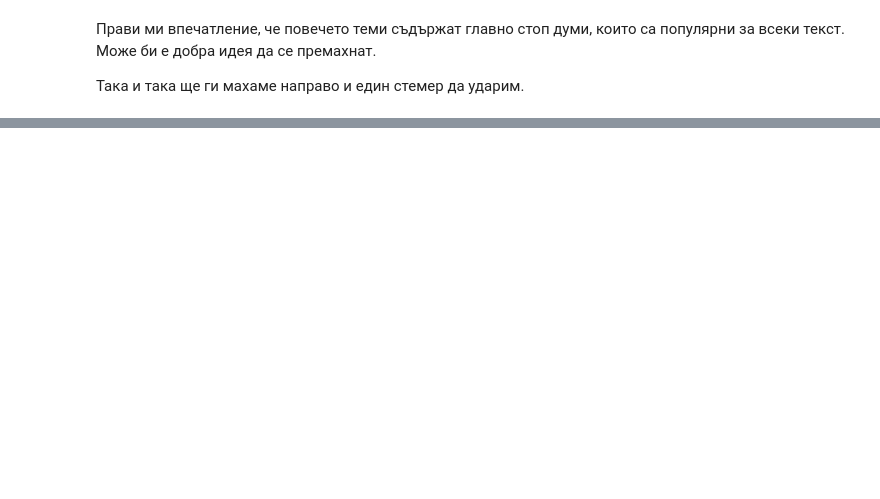
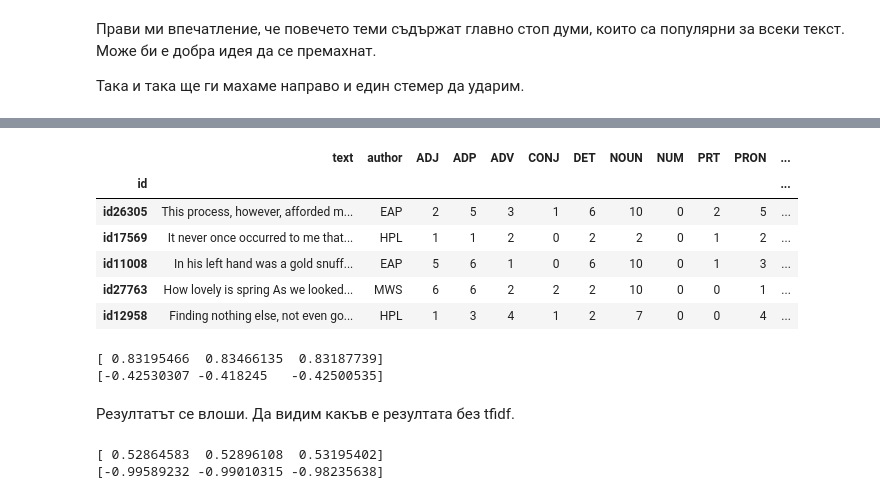
Before and after one commit to thalvadzhi/Machine-Learning-with-Python, a Jupyter notebook: hw1/Task 3/Spooky Author Improvement.ipynb, the cells around one changed output, grey strips where cells are left out. Cells and saved outputs as stored; diff of their text form; code cells hidden in the pictures; blank space fills up the shorter version.

```diff
--- a/hw1/Task 3/Spooky Author Improvement.ipynb
+++ b/hw1/Task 3/Spooky Author Improvement.ipynb
@@ -209,0 +238,12 @@ submit_file.to_csv("~/Desktop/spooky_prediction.csv")
+# %%
+train_pos_avg = add_average_number_of_words(train_pos_tagged)
+test_pos_avg = add_average_number_of_words(test_pos_tagged)
+train_pos_avg.head()
+# %% [output]
+|  | text | author | ADJ | ADP | ADV | CONJ | DET | NOUN | NUM | PRT | PRON | ... |
+| id |  |  |  |  |  |  |  |  |  |  |  | ... |
+| id26305 | This process, however, afforded m... | EAP | 2 | 5 | 3 | 1 | 6 | 10 | 0 | 2 | 5 | ... |
+| id17569 | It never once occurred to me that... | HPL | 1 | 1 | 2 | 0 | 2 | 2 | 0 | 1 | 2 | ... |
+| id11008 | In his left hand was a gold snuff... | EAP | 5 | 6 | 1 | 0 | 6 | 10 | 0 | 1 | 3 | ... |
+| id27763 | How lovely is spring As we looked... | MWS | 6 | 6 | 2 | 2 | 2 | 10 | 0 | 0 | 1 | ... |
+| id12958 | Finding nothing else, not even go... | HPL | 1 | 3 | 4 | 1 | 2 | 7 | 0 | 0 | 4 | ... |
@@ -209,0 +260,16 @@ submit_file.to_csv("~/Desktop/spooky_prediction.csv")
+# %%
+print(cross_val_score(pipeline_tfidf, train_pos_avg.drop(["author"], axis=1), train_pos_tagged.author, cv=3, n_jobs=3))
+print(cross_val_score(pipeline_tfidf, train_pos_avg.drop(["author"], axis=1), train_pos_tagged.author,cv=3, n_jobs=3,
+                      scoring='neg_log_loss'))
+# %% [output]
+[ 0.83195466  0.83466135  0.83187739]
+[-0.42530307 -0.418245   -0.42500535]
+# %% [markdown]
+Резултатът се влоши. Да видим какъв е резултата без tfidf.
+# %%
+print(cross_val_score(MultinomialNB(alpha=0.01), train_pos_avg.drop(["author", "text"], axis=1), train_pos_tagged.author, cv=3, n_jobs=3))
+print(cross_val_score(MultinomialNB(alpha=0.01), train_pos_avg.drop(["author", "text"], axis=1), train_pos_tagged.author,cv=3, n_jobs=3,
+                      scoring='neg_log_loss'))
+# %% [output]
+[ 0.52864583  0.52896108  0.53195402]
+[-0.99589232 -0.99010315 -0.98235638]
```
Also changed, not shown: parts of 79 cells of this notebook, 2 other files.
